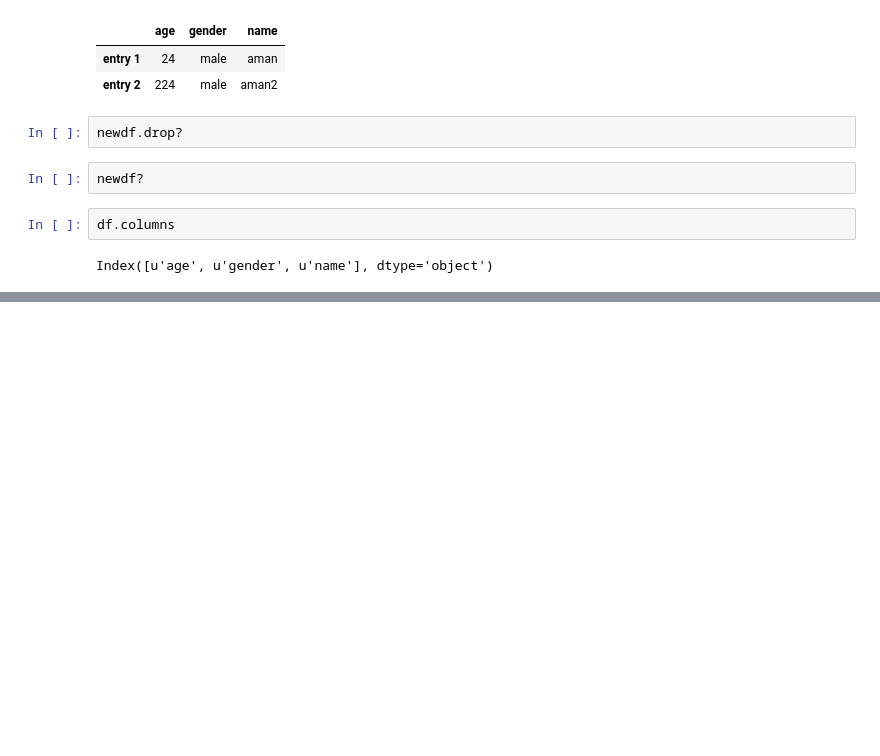
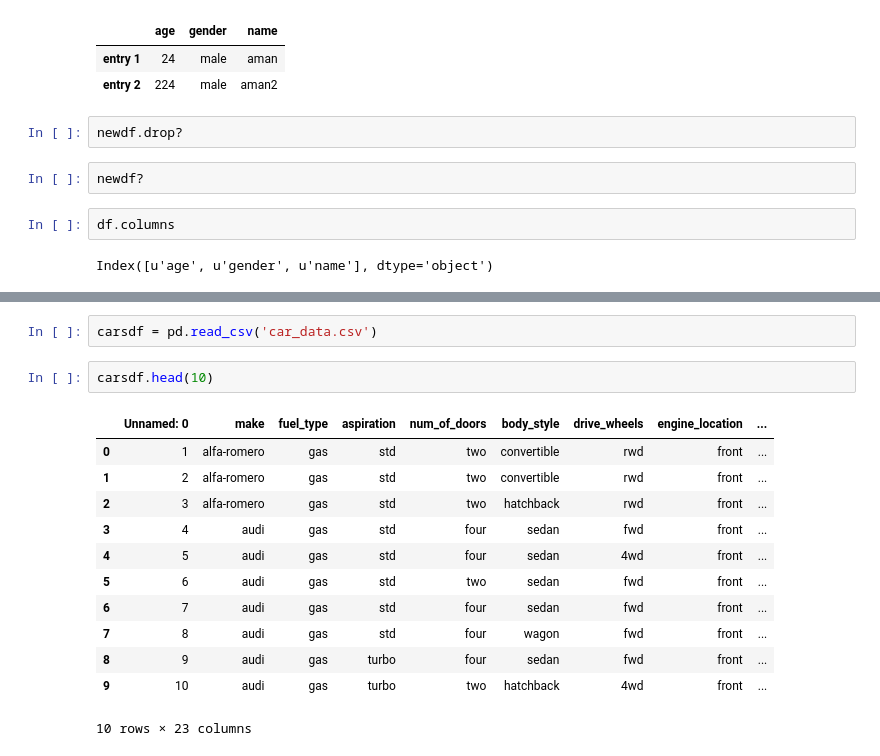
Before and after one commit to amanmj/python-data-analysis, a Jupyter notebook: Pandas.ipynb, the cells around one changed output, grey strips where cells are left out. Drawn from its saved outputs; the diff is of its cells as text; blank space fills up the shorter version.

```diff
--- a/Pandas.ipynb
+++ b/Pandas.ipynb
@@ -152,0 +168,17 @@ dtype: bool
+# %%
+carsdf = pd.read_csv('car_data.csv')
+# %%
+carsdf.head(10)
+# %% [output]
+|  | Unnamed: 0 | make | fuel_type | aspiration | num_of_doors | body_style | drive_wheels | engine_location | ... |
+| 0 | 1 | alfa-romero | gas | std | two | convertible | rwd | front | ... |
+| 1 | 2 | alfa-romero | gas | std | two | convertible | rwd | front | ... |
+| 2 | 3 | alfa-romero | gas | std | two | hatchback | rwd | front | ... |
+| 3 | 4 | audi | gas | std | four | sedan | fwd | front | ... |
+| 4 | 5 | audi | gas | std | four | sedan | 4wd | front | ... |
+| 5 | 6 | audi | gas | std | two | sedan | fwd | front | ... |
+| 6 | 7 | audi | gas | std | four | sedan | fwd | front | ... |
+| 7 | 8 | audi | gas | std | four | wagon | fwd | front | ... |
+| 8 | 9 | audi | gas | turbo | four | sedan | fwd | front | ... |
+| 9 | 10 | audi | gas | turbo | two | hatchback | 4wd | front | ... |
+10 rows × 23 columns
```
Also changed, not shown: parts of 11 cells of this notebook, 1 other file.
